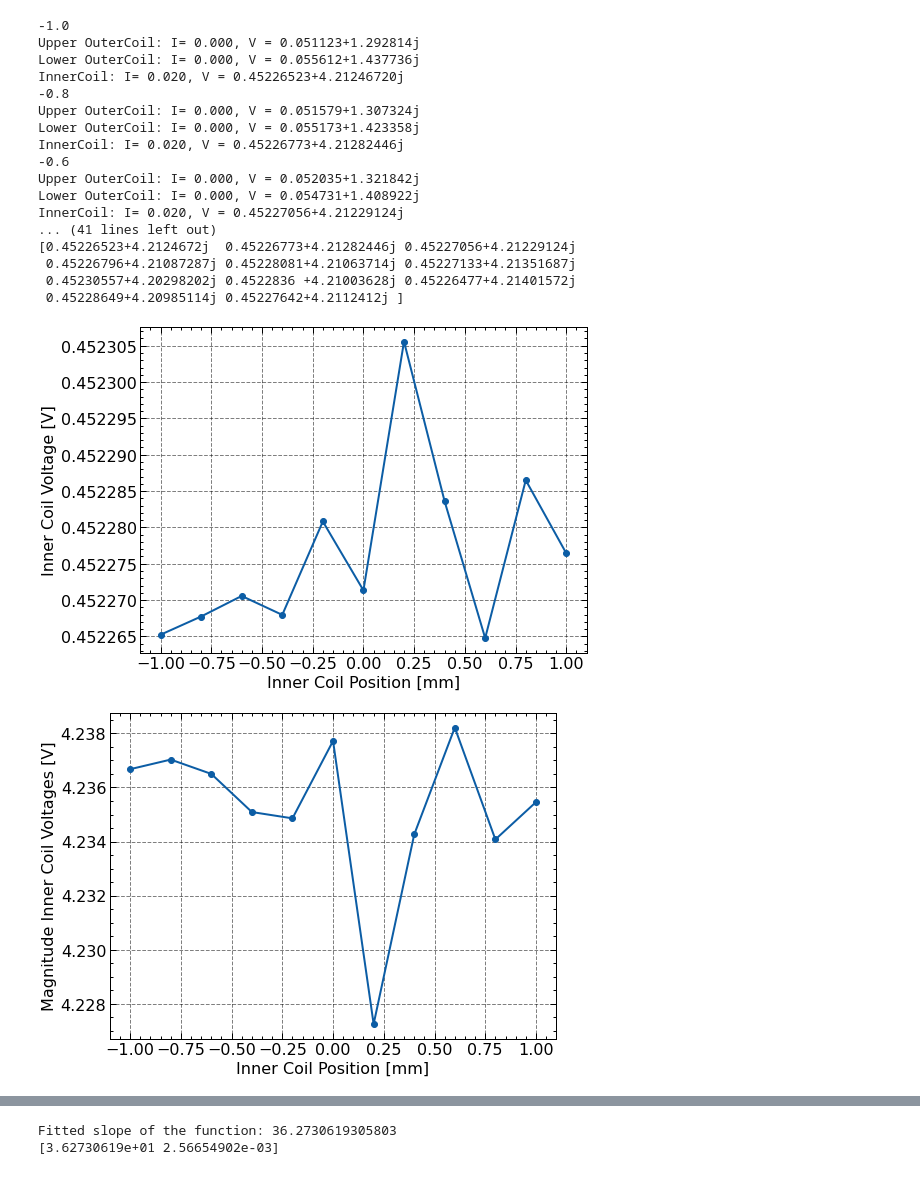
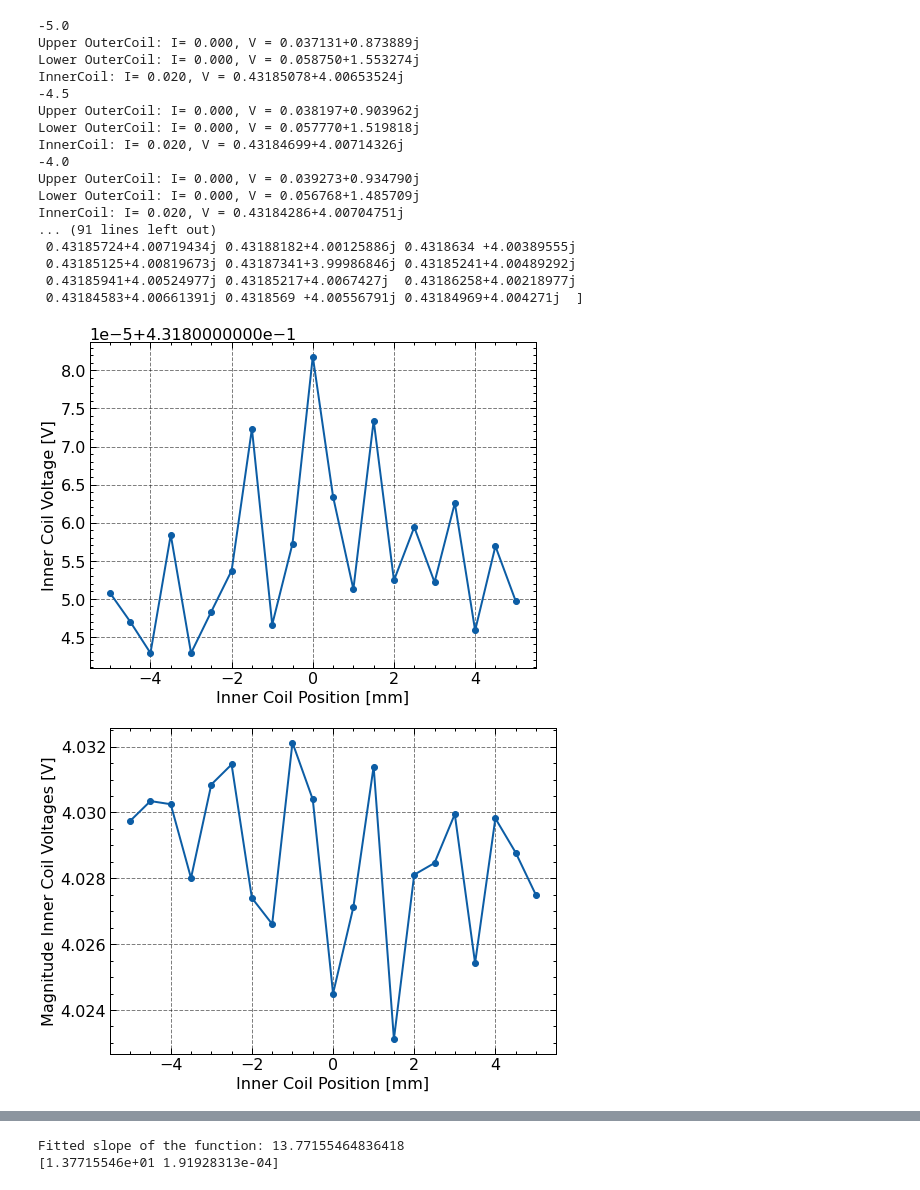
Before and after one commit to beginner117/sim-lvdt, a Jupyter notebook: Kumar/smallIP_LVDT_31AWG.ipynb, the cells around one changed output, grey strips where cells are left out. Cells and saved outputs as stored; diff of their text form; code cells hidden in the pictures.

```diff
--- a/Kumar/smallIP_LVDT_31AWG.ipynb
+++ b/Kumar/smallIP_LVDT_31AWG.ipynb
@@ -13,9 +13,9 @@ femm.openfemm()
 femm.newdocument(0)
 
 outputfile = 'LVDT_10kHz_20mA_31AWG_10mm_6_7_7.out'
-NSteps = 10
-StepSize = 0.2
-InnCoil_Offset = -1
+NSteps = 20
+StepSize = 0.5
+InnCoil_Offset = -5
 
 class Sensortype():
     def __init__(self, InnCoilCurrent, Simfreq, OutCoilCurrent):
@@ -71,7 +71,7 @@ class Geometry():
     def mag(self):
         return [self.mag_len, self.mag_dia, self.ver_shi]
 
-geo = Geometry(inn_ht = 25, inn_rad = 9, inn_layers = 6, inn_dist = 0, out_ht = 13.5, out_rad = 20, out_layers = 7, out_dist = 28.5, mag_len = 40, mag_dia = 10, ver_shi = 0)
+geo = Geometry(inn_ht = 24, inn_rad = 9, inn_layers = 6, inn_dist = 0, out_ht = 13.5, out_rad = 20, out_layers = 7, out_dist = 31.5, mag_len = 40, mag_dia = 10, ver_shi = 0)
 
 class Position():
     def __init__(self):
@@ -404,50 +404,50 @@ plt.ylabel('Diff. Magnitude Outer Coil Voltages [V/mmA]')
 plt.xlabel('Inner Coil Position [mm]')
 plt.legend()
 #plt.savefig("linfit.png")
 #shutil.move("linfit.png", r"C:\Users\kumar\OneDrive\Desktop\pi\lvdt\small, large ip\small_IP\outwidth variation\outwid=13.5_0")
 plt.show()
 
 plt.plot(InnCoil_Positions, Norm_OutCoil_Signals - fitted_Norm_OutCoil_Signals)
 plt.ylabel('Fit error [V/mmA]')
 plt.xlabel('Inner Coil Position [mm]')
 #plt.savefig("fiterr.png")
 #shutil.move("fiterr.png", r"C:\Users\kumar\OneDrive\Desktop\pi\lvdt\small, large ip\small_IP\outwidth variation\outwid=13.5_0")
 plt.show()
 
 print(fitted_Norm_OutCoil_Signals)
 print(Norm_OutCoil_Signals)
 fiterror = np.array(Norm_OutCoil_Signals) - np.array(fitted_Norm_OutCoil_Signals)
 
 plt.plot(InnCoil_Positions, (abs(np.array(Norm_OutCoil_Signals) - np.array(fitted_Norm_OutCoil_Signals)) / abs(np.array(Norm_OutCoil_Signals)))*100)
 plt.ylabel('Normalised Fit error')
 plt.xlabel('Inner Coil Position [mm]')
 #plt.ylim(0.0, 0.001)
 #plt.savefig("normfiterr.png")
 #shutil.move("normfiterr.png", r"C:\Users\kumar\OneDrive\Desktop\pi\lvdt\small, large ip\small_IP\outwidth variation\outwid=13.5_0")
 plt.show()
 
 #'''
 norm_fit_error = (abs(np.array(Norm_OutCoil_Signals) - np.array(fitted_Norm_OutCoil_Signals)) / abs(np.array(Norm_OutCoil_Signals)))*100
 data = np.column_stack((InnCoil_Positions, UppOutCoil_Voltages, LowOutCoil_Voltages, InnCoil_Voltages,  Norm_OutCoil_Signals, fiterror, norm_fit_error))
-np.savetxt('sip_inn wid_25_sml.txt', data)
+np.savetxt('sip_dis_31_lar.txt', data)
 #'''
 # %% [output]
--1.0
-Upper OuterCoil: I= 0.000, V = 0.051123+1.292814j
-Lower OuterCoil: I= 0.000, V = 0.055612+1.437736j
-InnerCoil: I= 0.020, V = 0.45226523+4.21246720j
--0.8
-Upper OuterCoil: I= 0.000, V = 0.051579+1.307324j
-Lower OuterCoil: I= 0.000, V = 0.055173+1.423358j
-InnerCoil: I= 0.020, V = 0.45226773+4.21282446j
--0.6
-Upper OuterCoil: I= 0.000, V = 0.052035+1.321842j
-Lower OuterCoil: I= 0.000, V = 0.054731+1.408922j
-InnerCoil: I= 0.020, V = 0.45227056+4.21229124j
-... (41 lines left out)
-[0.45226523+4.2124672j  0.45226773+4.21282446j 0.45227056+4.21229124j
- 0.45226796+4.21087287j 0.45228081+4.21063714j 0.45227133+4.21351687j
- 0.45230557+4.20298202j 0.4522836 +4.21003628j 0.45226477+4.21401572j
- 0.45228649+4.20985114j 0.45227642+4.2112412j ]
+-5.0
+Upper OuterCoil: I= 0.000, V = 0.037131+0.873889j
+Lower OuterCoil: I= 0.000, V = 0.058750+1.553274j
+InnerCoil: I= 0.020, V = 0.43185078+4.00653524j
+-4.5
+Upper OuterCoil: I= 0.000, V = 0.038197+0.903962j
+Lower OuterCoil: I= 0.000, V = 0.057770+1.519818j
+InnerCoil: I= 0.020, V = 0.43184699+4.00714326j
+-4.0
+Upper OuterCoil: I= 0.000, V = 0.039273+0.934790j
+Lower OuterCoil: I= 0.000, V = 0.056768+1.485709j
+InnerCoil: I= 0.020, V = 0.43184286+4.00704751j
+... (91 lines left out)
+ 0.43185724+4.00719434j 0.43188182+4.00125886j 0.4318634 +4.00389555j
+ 0.43185125+4.00819673j 0.43187341+3.99986846j 0.43185241+4.00489292j
+ 0.43185941+4.00524977j 0.43185217+4.0067427j  0.43186258+4.00218977j
+ 0.43184583+4.00661391j 0.4318569 +4.00556791j 0.43184969+4.004271j  ]
-[figure, old version]
+[figure, new version]
-[figure, old version]
+[figure, new version]
@@ -465,2 +471,2 @@ Phase offset: -0.06829266687454894 -0.06832273541297762
-Fitted slope of the function: 36.2730619305803
-[3.62730619e+01 2.56654902e-03]
+Fitted slope of the function: 13.77155464836418
+[1.37715546e+01 1.91928313e-04]
```
Also changed, not shown: parts of 1 cell of this notebook, 2 other files.
